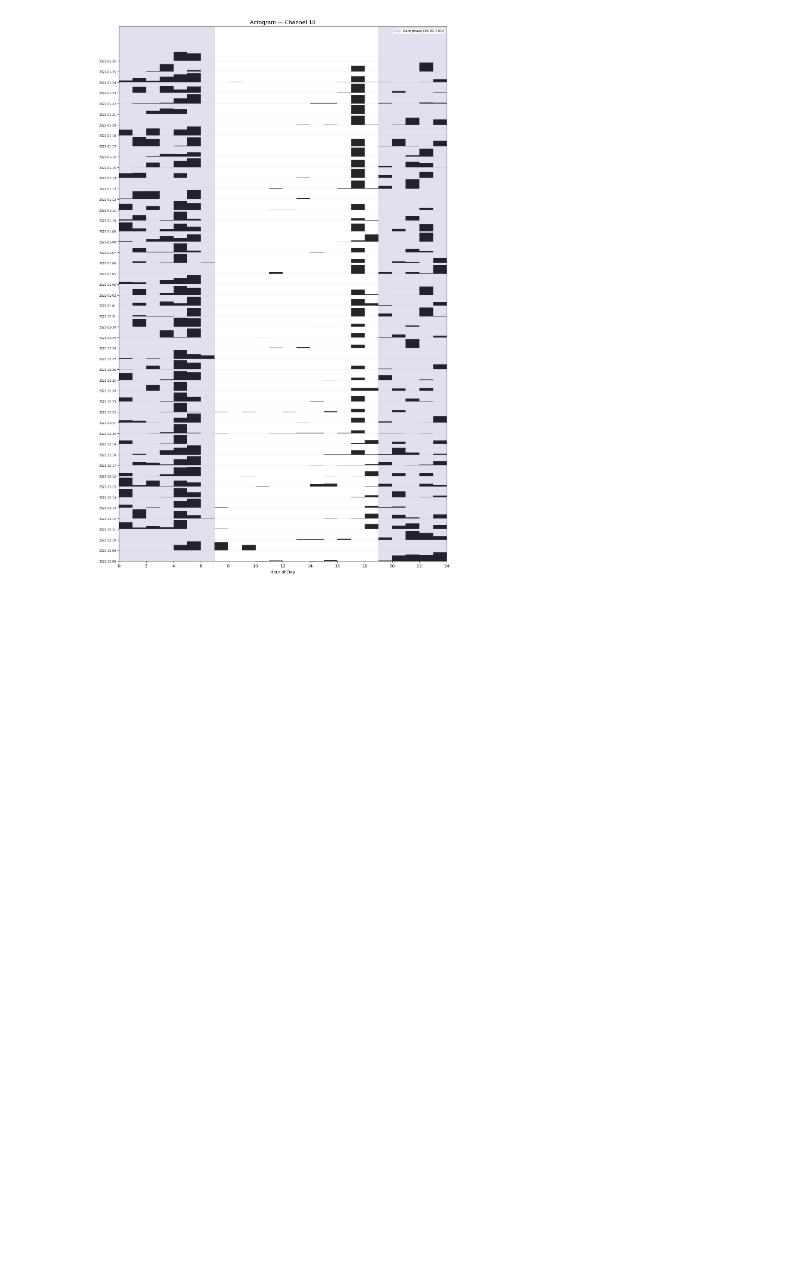
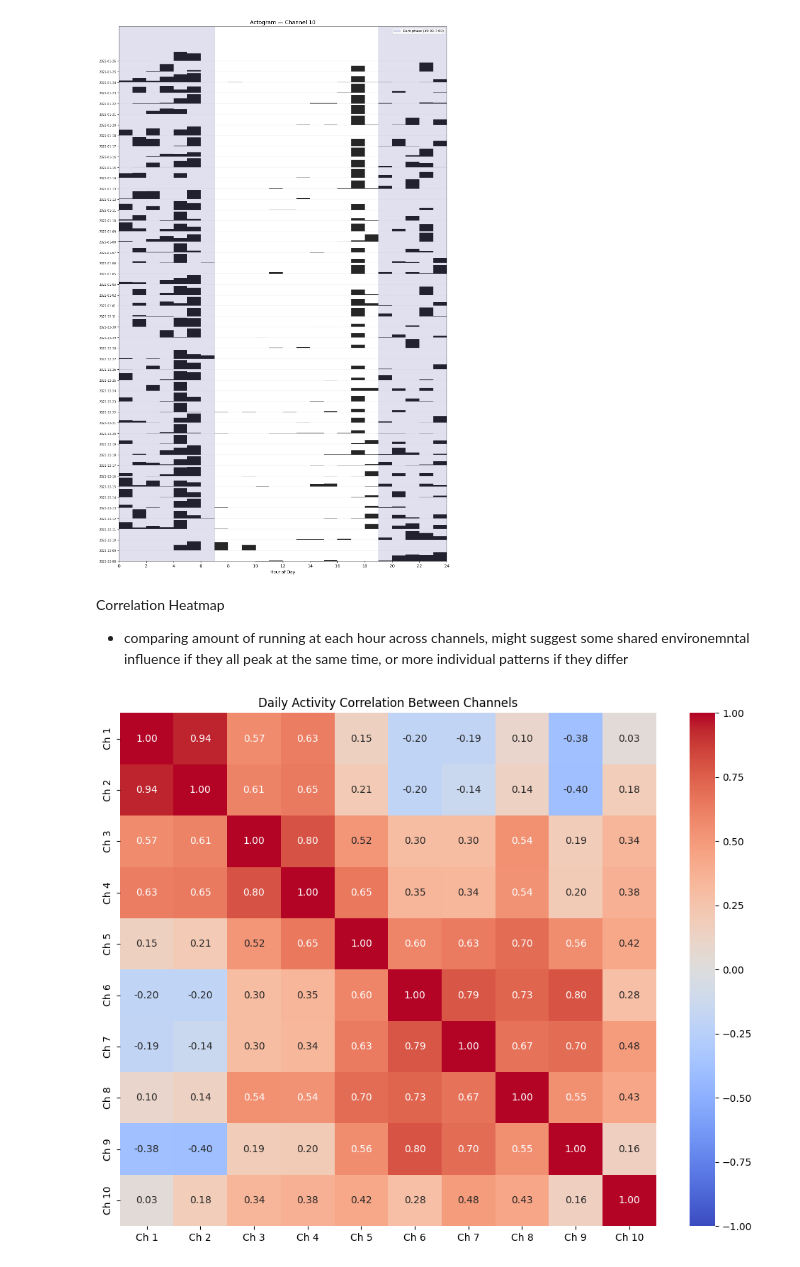
Before and after one commit to steven150704/Mouse-Running-Data-Analysis, a Jupyter notebook: pv table.ipynb, the cells around one changed output. Saved outputs shown, nothing was run; the diff lists cells and outputs as text; code cells hidden in the pictures; blank space fills up the shorter version.

Commit message:
Add correlation heatmap

```diff
--- a/pv table.ipynb
+++ b/pv table.ipynb
@@ -896,3 +896,22 @@ for ch in sorted(df_clean['Ch'].unique()):
 [figure]
 [figure]
 [figure]
+# %% [markdown]
+Correlation Heatmap
+- comparing amount of running at each hour across channels, might suggest some shared environemntal influence if they all peak at the same time, or more individual patterns if they differ
+# %%
+import seaborn as sns
+
+corr = pv_daily.corr()
+
+plt.figure(figsize=(10, 8))
+sns.heatmap(corr, annot=True, fmt='.2f', cmap='coolwarm',
+            center=0, vmin=-1, vmax=1,
+            xticklabels=[f'Ch {c}' for c in range(1,11)],
+            yticklabels=[f'Ch {c}' for c in range(1,11)])
+plt.title('Daily Activity Correlation Between Channels')
+plt.tight_layout()
+plt.savefig('channel_correlations.png', dpi=150)
+plt.show()
+# %% [output]
+[figure, added]
```
Also changed, not shown: 2 other files.
